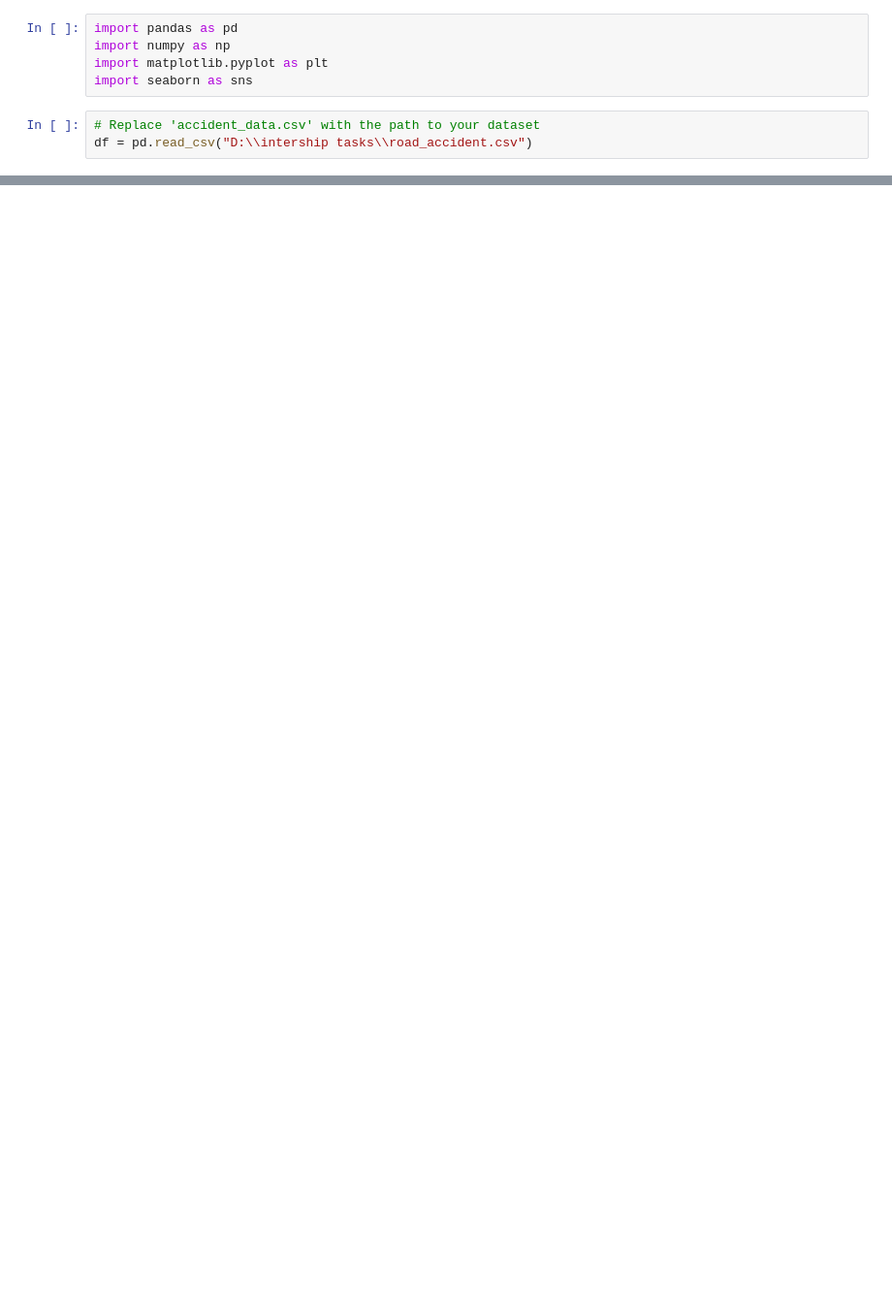
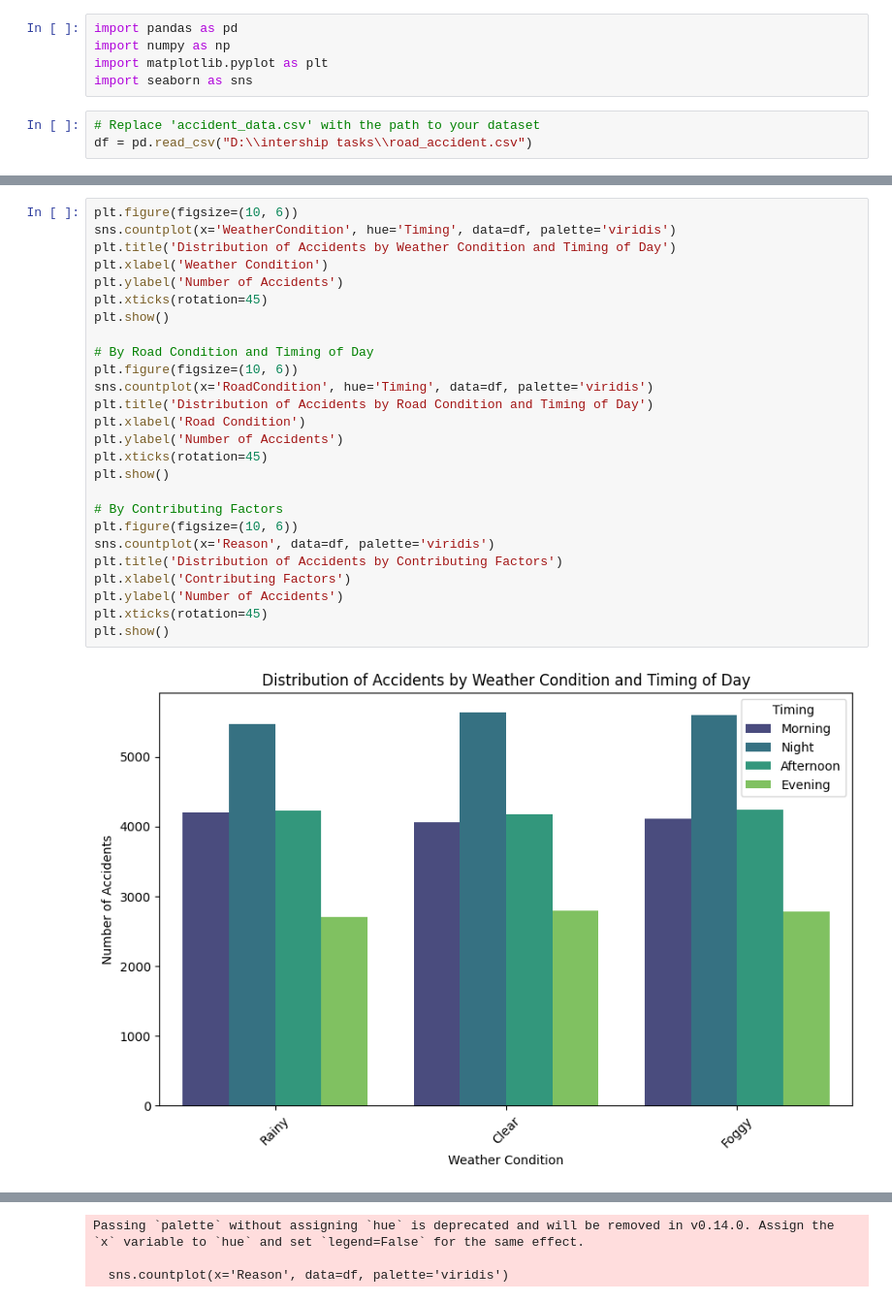
Before and after one commit to vaidehii203/PRODIGY_DS_05, a Jupyter notebook: Ds task 5.ipynb, the cells around one changed output, grey strips where cells are left out. Shown at 97% size. Cells and saved outputs as stored; diff of their text form; blank space fills up the shorter version.

```diff
--- a/Ds task 5.ipynb
+++ b/Ds task 5.ipynb
@@ -100,0 +97,28 @@ Passing `palette` without assigning `hue` is deprecated and will be removed in v
+# %%
+plt.figure(figsize=(10, 6))
+sns.countplot(x='WeatherCondition', hue='Timing', data=df, palette='viridis')
+plt.title('Distribution of Accidents by Weather Condition and Timing of Day')
+plt.xlabel('Weather Condition')
+plt.ylabel('Number of Accidents')
+plt.xticks(rotation=45)
+plt.show()
+
+# By Road Condition and Timing of Day
+plt.figure(figsize=(10, 6))
+sns.countplot(x='RoadCondition', hue='Timing', data=df, palette='viridis')
+plt.title('Distribution of Accidents by Road Condition and Timing of Day')
+plt.xlabel('Road Condition')
+plt.ylabel('Number of Accidents')
+plt.xticks(rotation=45)
+plt.show()
+
+# By Contributing Factors
+plt.figure(figsize=(10, 6))
+sns.countplot(x='Reason', data=df, palette='viridis')
+plt.title('Distribution of Accidents by Contributing Factors')
+plt.xlabel('Contributing Factors')
+plt.ylabel('Number of Accidents')
+plt.xticks(rotation=45)
+plt.show()
+# %% [output]
+[figure, added]
@@ -100,0 +126,3 @@ Passing `palette` without assigning `hue` is deprecated and will be removed in v
+Passing `palette` without assigning `hue` is deprecated and will be removed in v0.14.0. Assign the `x` variable to `hue` and set `legend=False` for the same effect.
+
+  sns.countplot(x='Reason', data=df, palette='viridis')
```
Also changed, not shown: parts of 7 cells of this notebook.
